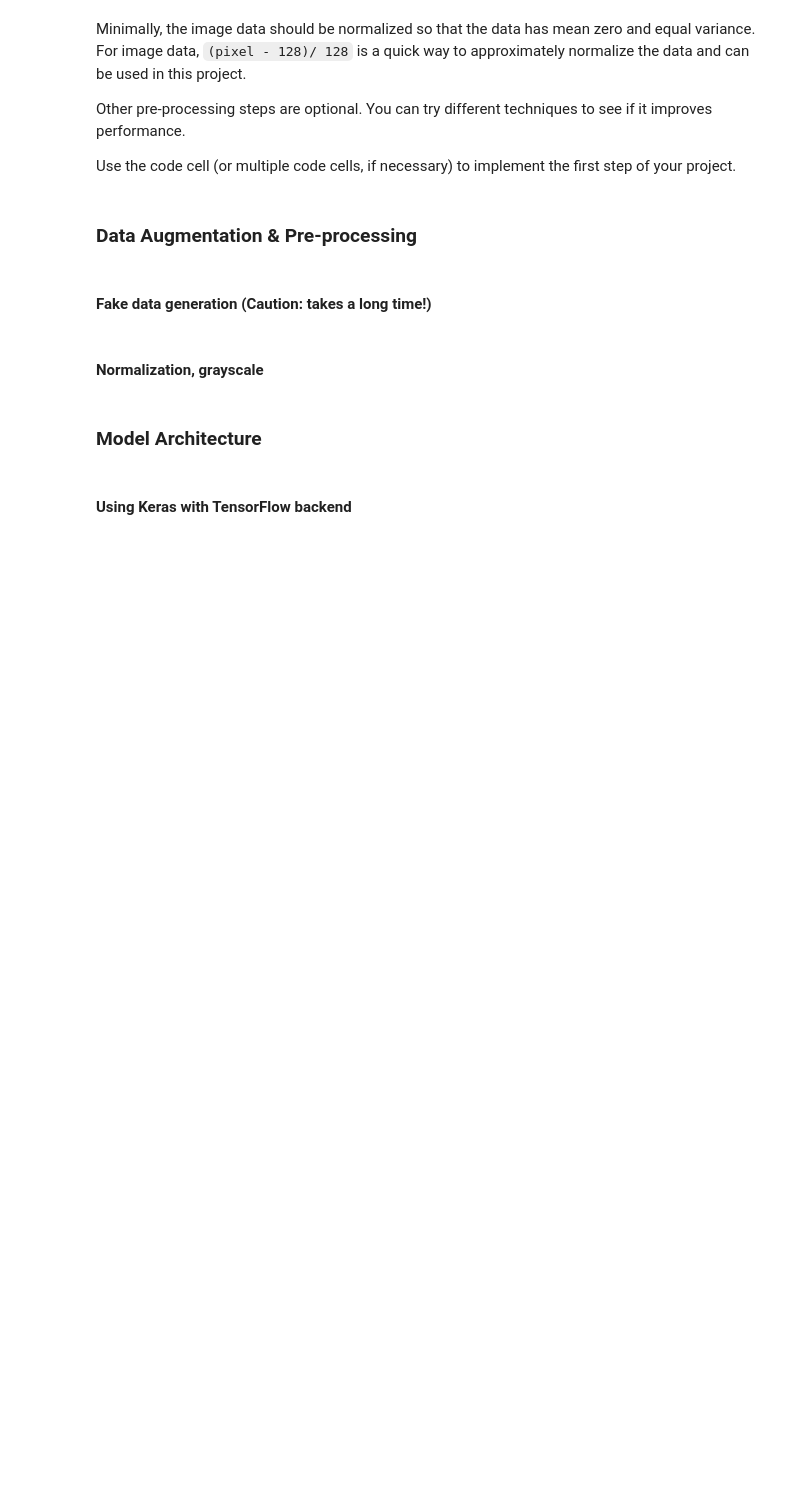
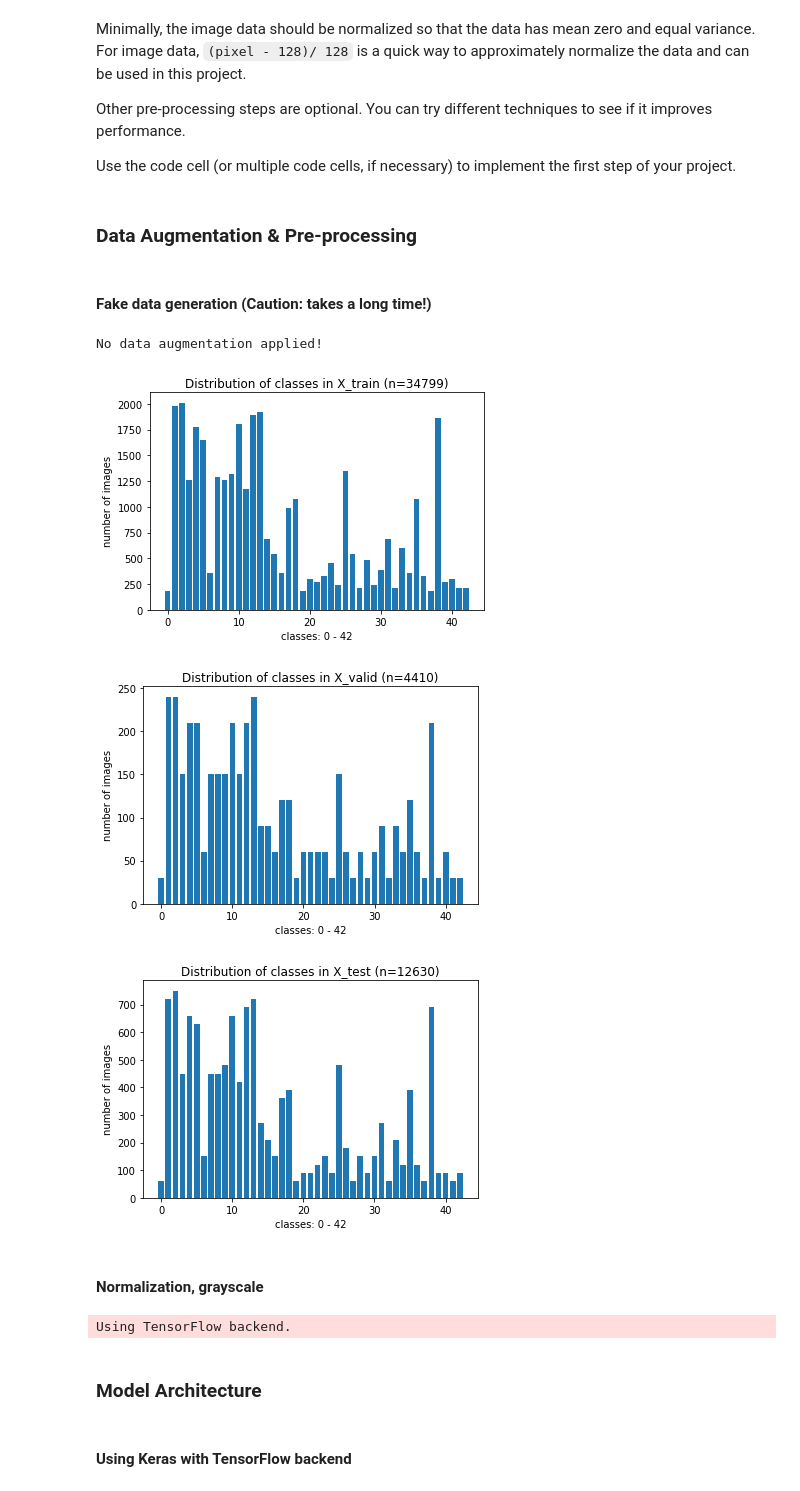
Before and after one commit to ValeryToda/CarND-Traffic-Sign, a Jupyter notebook: Traffic_Sign_Classifier.ipynb, the cells around one changed output. Saved outputs shown, nothing was run; the diff lists cells and outputs as text; code cells hidden in the pictures; blank space fills up the shorter version.

Commit message:
Improved version
ADD: classification_report, confusion_matrix, deeper model,
ADD: automatic data generation, plots

```diff
--- a/Traffic_Sign_Classifier.ipynb
+++ b/Traffic_Sign_Classifier.ipynb
@@ -213,7 +226,7 @@ import collections
 import os.path
 
 rotation_range = np.linspace(.15, .22, num=10, dtype=float)
-translation_range = np.linspace(-5, 5, num=10, dtype=float)
+translation_range = np.linspace(-5., 5., num=10, dtype=float)
 scaling_range = np.linspace(.9, 1.5, num=15, dtype=float)
 rotation_range = rotation_range.tolist()
 translation_range = translation_range.tolist()
@@ -274,6 +287,11 @@ def rescale_intensity(img):
     img_ = exposure.rescale_intensity(img, in_range=(p2, p98))
     return img_
 
+def preprocess_image(img):
+    img.astype(np.float32)/255.0
+    img_ = rescale_intensity(img)
+    return img_
+
 def augment_data(threshold=750, save_as=True):
     #find classes with less than "threshold" amount of data
     tr_counter=collections.Counter(y_train.tolist())
@@ -313,24 +331,29 @@ def augment_data(threshold=750, save_as=True):
 # %% [markdown]
 #### Fake data generation (Caution: takes a long time!)
 # %%
-AUGMENT_DATA = True
+AUGMENT_DATA = False
 # Load or generate fake data
 if os.path.isfile(AUG_TRAIN_FILE) and\
             os.access(AUG_TRAIN_FILE, os.R_OK) and AUGMENT_DATA:
     with open(AUG_TRAIN_FILE, mode='rb') as f:
         train_a = pickle.load(f)
         X_train_a, y_train_a = train_a['features'], train_a['labels']
         X_train = X_train_a
         y_train = y_train_a
         X_train, y_train = shuffle(X_train, y_train)
 elif AUGMENT_DATA:
     augment_data()
     X_train, y_train = shuffle(X_train, y_train)
 else:
     print("No data augmentation applied!")
 
 # Histograms
 plot_histograms(n_classes)
+# %% [output]
+No data augmentation applied!
+[figure, added]
+[figure, added]
+[figure, added]
 # %% [markdown]
 #### Normalization, grayscale
 # %%
@@ -338,6 +361,7 @@ plot_histograms(n_classes)
 ### converting to grayscale, etc.
 ### Feel free to use as many code cells as needed.
 GRAY_MODE = False
+KERAS_MODE = True
 
 if GRAY_MODE:
     X_train = np.dot(X_train[...,:3], [0.299, 0.587, 0.114])
@@ -346,20 +370,47 @@ if GRAY_MODE:
     X_train = X_train.reshape(X_train.shape + (1,))
     X_valid = X_valid.reshape(X_valid.shape + (1,))
 
+## Scale features
 X_train = X_train.astype(np.float32)/255.0
 X_valid = X_valid.astype(np.float32)/255.0
 X_test  = X_test.astype(np.float32)/255.0
 
-X_train, y_train = shuffle(X_train, y_train)
 
-# Rescale intensity of training examples
-map(rescale_intensity, X_train)
+if not KERAS_MODE:
+    X_train, y_train = shuffle(X_train, y_train)
 
-# Rescale intensity of validation examples
-map(rescale_intensity, X_valid)
+    # Rescale intensity of training examples
+    map(rescale_intensity, X_train)
 
-# Rescale intensity of test examples
-map(rescale_intensity, X_test)
+    # Rescale intensity of validation examples
+    map(rescale_intensity, X_valid)
+
+    # Rescale intensity of test examples
+    map(rescale_intensity, X_test)
+
+else:
+    from keras.preprocessing.image import ImageDataGenerator
+    from keras.utils.np_utils import to_categorical
+
+    tr_datagen = ImageDataGenerator(
+                                 width_shift_range=.15,
+                                 height_shift_range=.15,
+                                 fill_mode='nearest',
+                                 preprocessing_function=preprocess_image)
+
+    val_datagen = ImageDataGenerator(
+                                 width_shift_range=.15,
+                                 height_shift_range=.15,
+                                 fill_mode='nearest',
+                                 preprocessing_function=preprocess_image)
+
+    tr_datagen.fit(X_train)
+    val_datagen.fit(X_valid)
+
+    # Rescale intensity of test examples
+    map(preprocess_image, X_test)
+# %% [output]
+Using TensorFlow backend.
 # %% [markdown]
 ### Model Architecture
 # %% [markdown]
```
Also changed, not shown: parts of 19 cells of this notebook.
